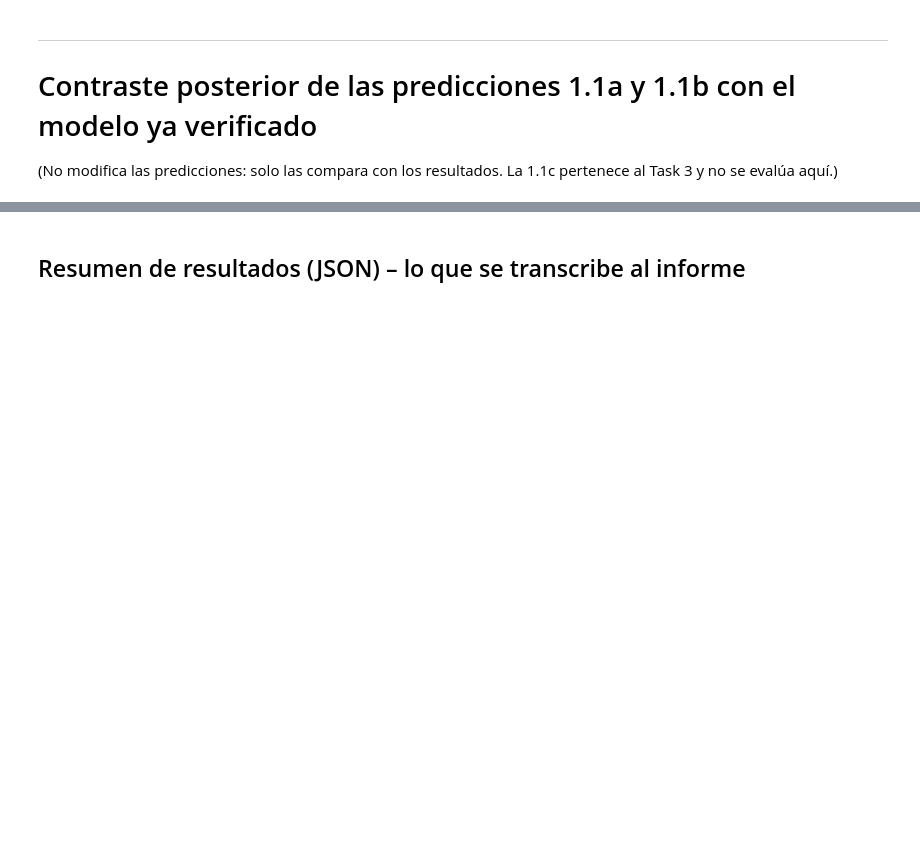
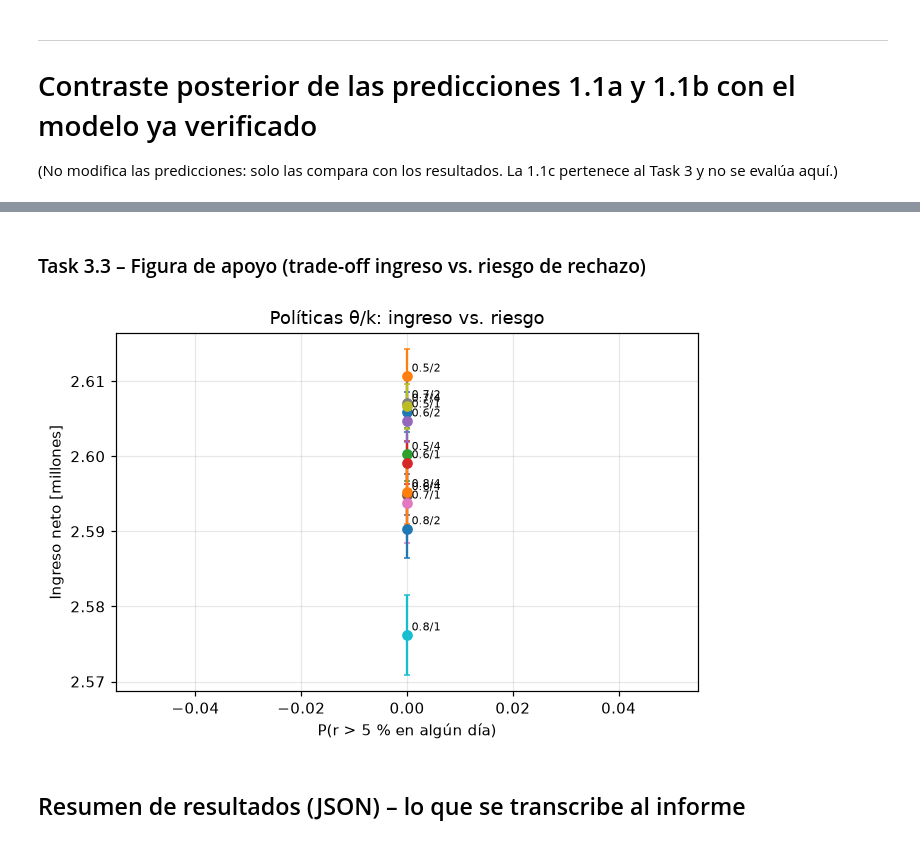
Before and after one commit to hadelacruz/Modelado-Hibrido, a Jupyter notebook: Laboratorio7_Hibrido.ipynb, the cells around one changed output, grey strips where cells are left out. Cells and saved outputs as stored; diff of their text form; code cells hidden in the pictures; blank space fills up the shorter version.

```diff
--- a/Laboratorio7_Hibrido.ipynb
+++ b/Laboratorio7_Hibrido.ipynb
@@ -991,0 +1155,13 @@ lazo - cascada (pareado): {'U100': '-0.0000±0.0000', 'W_max': '-3.4857±0.3492'
+# %%
+# ============================ Task 3.1c ============================
+ref = tab31[0.25]
+print("Referencia H=0.25:  U(100) = %.1f ± %.1f | W_max = %.3f ± %.3f" % (*ref["U100"], *ref["W_max"]))
+crit = {}
+for H in H_LIST[1:]:
+    r = tab31[H]
+    out_U = abs(r["U100"][0] - ref["U100"][0]) > (r["U100"][1] + ref["U100"][1])
+    out_W = abs(r["W_max"][0] - ref["W_max"][0]) > (r["W_max"][1] + ref["W_max"][1])
+    sup_ruido = r["err"][0] - r["err"][1] > fl[0] + fl[1]
+    crit[H] = dict(sup_ruido=bool(sup_ruido), U100_fuera=bool(out_U), Wmax_fuera=bool(out_W), err_pct=100 * r["err"][0])
+    print(f"H={H:>4}: error {100*r['err'][0]:6.2f} % | > piso: {sup_ruido!s:5} | U(100) fuera de IC_ref: {out_U!s:5} | W_max fuera de IC_ref: {out_W!s:5}")
+RES3["t31c"] = {str(k): v for k, v in crit.items()}
@@ -992,3 +1324,15 @@ lazo - cascada (pareado): {'U100': '-0.0000±0.0000', 'W_max': '-3.4857±0.3492'
+# %% [markdown]
+### Task 3.3 – Figura de apoyo (trade-off ingreso vs. riesgo de rechazo)
+# %%
+fig, ax = plt.subplots(figsize=(6.2, 4.2))
+for pol in POLS:
+    r = tab33[pol]
+    ax.errorbar(r["p5"][0], r["ingreso"][0] / 1e6, yerr=r["ingreso"][1] / 1e6, fmt="o", capsize=2)
+    ax.annotate(f"{pol[0]}/{pol[1]}", (r["p5"][0], r["ingreso"][0] / 1e6), fontsize=7, xytext=(3, 3), textcoords="offset points")
+ax.set(xlabel="P(r > 5 % en algún día)", ylabel="Ingreso neto [millones]", title="Políticas θ/k: ingreso vs. riesgo"); plt.tight_layout()
+plt.savefig("fig_task33_tradeoff.png", dpi=150); plt.show()
+# %% [output]
+[figure, added]
 # %% [markdown]
 ## Resumen de resultados (JSON) – lo que se transcribe al informe
 # %%
```
Also changed, not shown: parts of 20 cells of this notebook, 4 other files.
